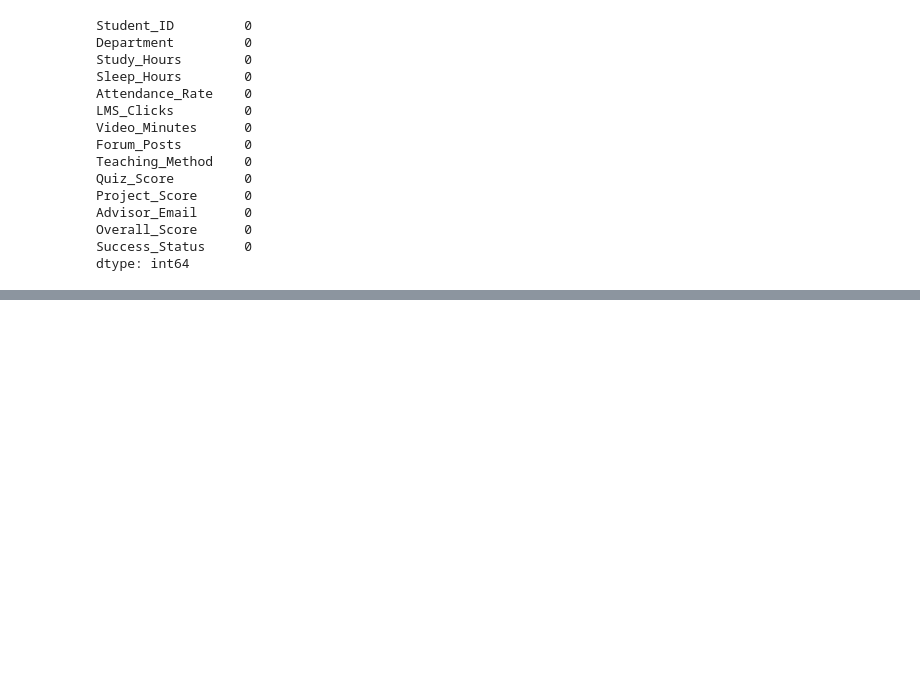
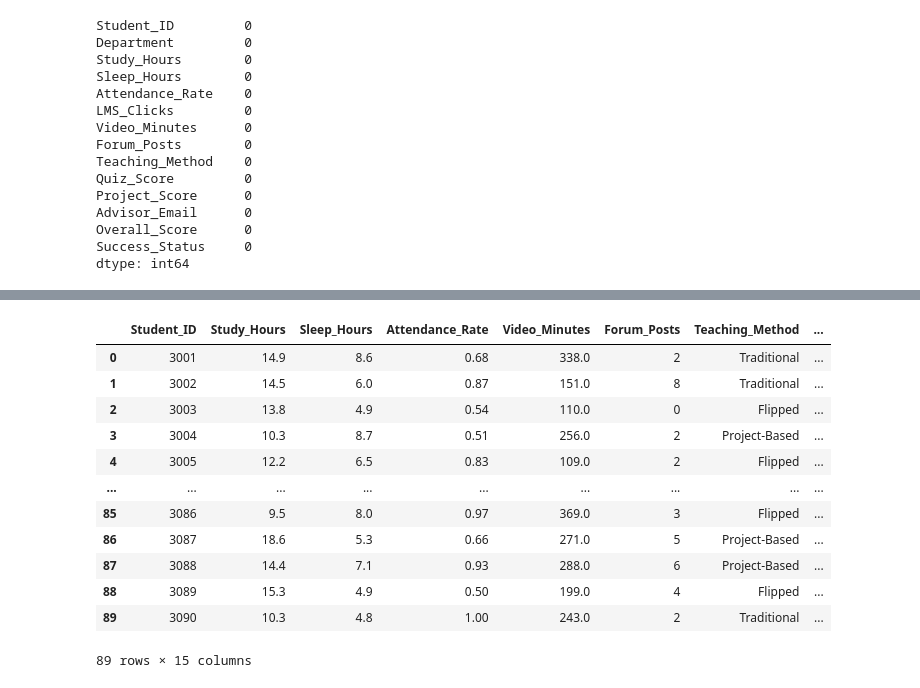
Before and after one commit to AloneMask001/Learning-analytics-data-pipeline, a Jupyter notebook: main.ipynb, the cells around one changed output, grey strips where cells are left out. Cells and saved outputs as stored; diff of their text form; code cells hidden in the pictures; blank space fills up the shorter version.

```diff
--- a/main.ipynb
+++ b/main.ipynb
@@ -424,0 +487,23 @@ dtype: int64
+# %%
+df_dummies_dep = pd.get_dummies(df_hw3["Department"], drop_first = True)
+
+df_hw3 = pd.concat([df_hw3, df_dummies_dep], axis=1)
+df_hw3.drop(["Department"],axis=1, inplace = True)
+df_hw3
+#I created dummy variable(like one-hot-enconding) from department column. then deleted 1 of the column
+#bcs. if the first two are not the answer we will understand that the last one is the answer.
+#Then i droped that column bcs. we created much more meaningful result.
+# %% [output]
+|  | Student_ID | Study_Hours | Sleep_Hours | Attendance_Rate | Video_Minutes | Forum_Posts | Teaching_Method | ... |
+| 0 | 3001 | 14.9 | 8.6 | 0.68 | 338.0 | 2 | Traditional | ... |
+| 1 | 3002 | 14.5 | 6.0 | 0.87 | 151.0 | 8 | Traditional | ... |
+| 2 | 3003 | 13.8 | 4.9 | 0.54 | 110.0 | 0 | Flipped | ... |
+| 3 | 3004 | 10.3 | 8.7 | 0.51 | 256.0 | 2 | Project-Based | ... |
+| 4 | 3005 | 12.2 | 6.5 | 0.83 | 109.0 | 2 | Flipped | ... |
+| ... | ... | ... | ... | ... | ... | ... | ... | ... |
+| 85 | 3086 | 9.5 | 8.0 | 0.97 | 369.0 | 3 | Flipped | ... |
+| 86 | 3087 | 18.6 | 5.3 | 0.66 | 271.0 | 5 | Project-Based | ... |
+| 87 | 3088 | 14.4 | 7.1 | 0.93 | 288.0 | 6 | Project-Based | ... |
+| 88 | 3089 | 15.3 | 4.9 | 0.50 | 199.0 | 4 | Flipped | ... |
+| 89 | 3090 | 10.3 | 4.8 | 1.00 | 243.0 | 2 | Traditional | ... |
+89 rows × 15 columns
```
Also changed, not shown: parts of 9 cells of this notebook.
